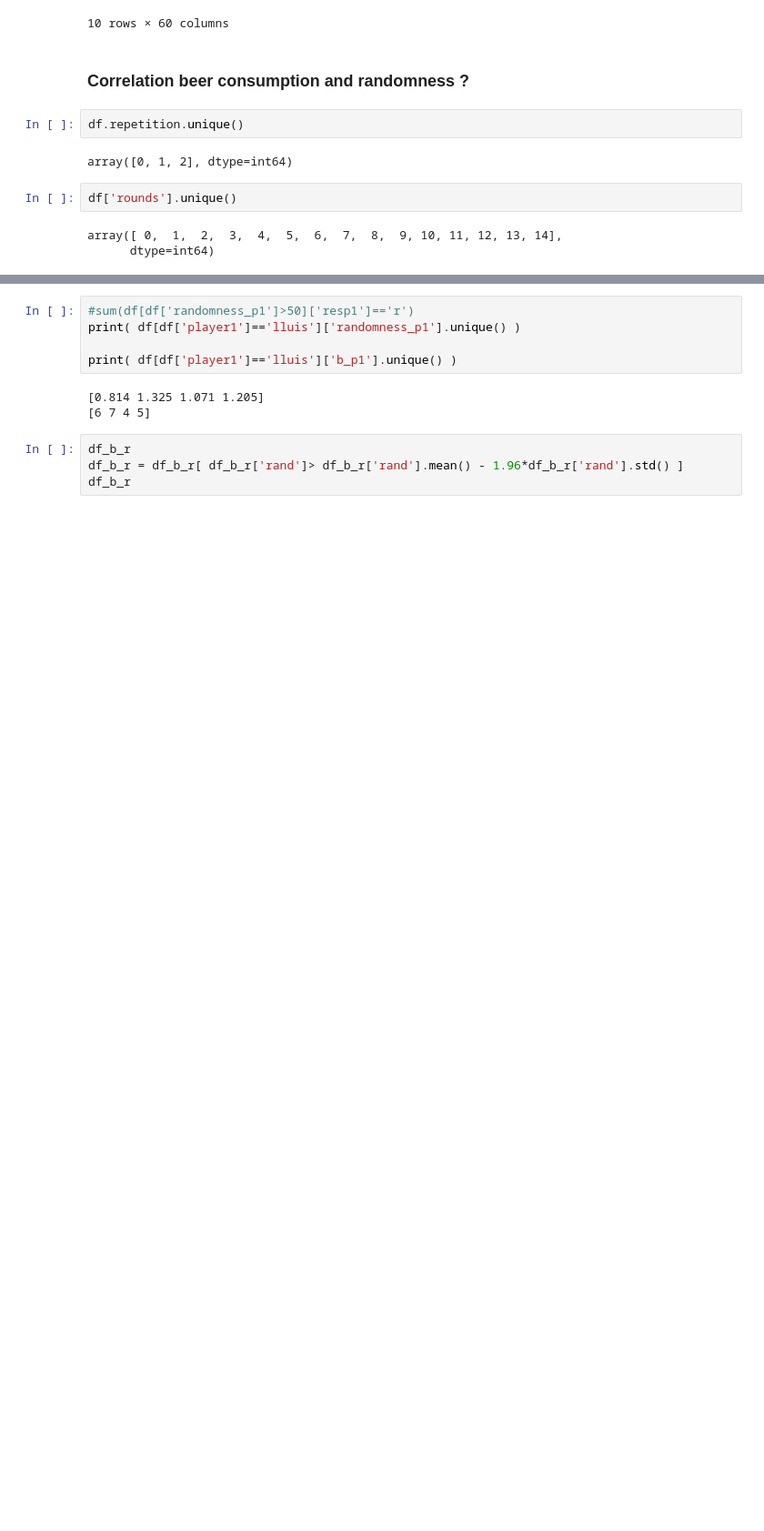
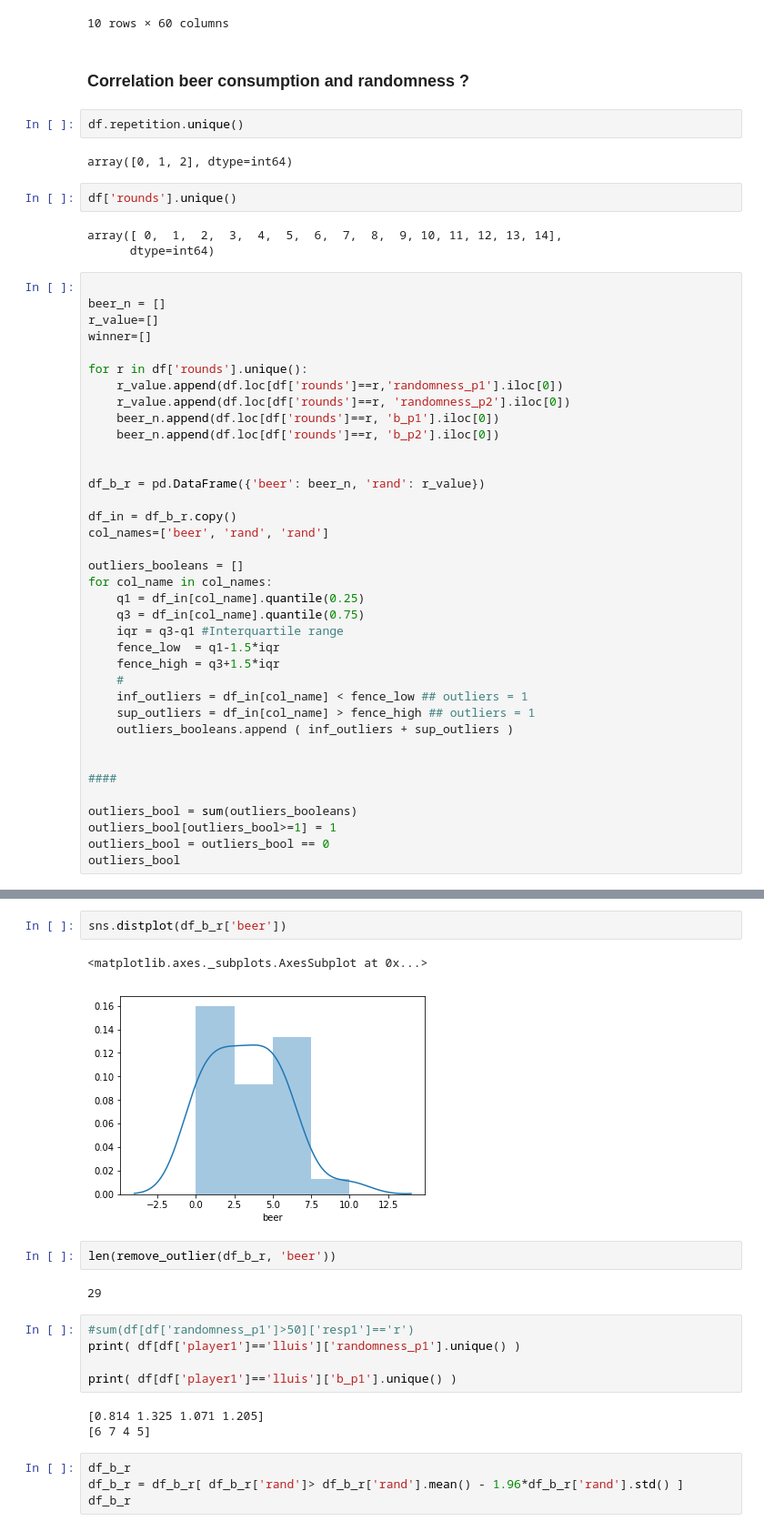
Before and after one commit to davidbestue/Retreat_2019, a Jupyter notebook: R_S_P/Analysis_rsp_alcohol.ipynb, the cells around one changed output, grey strips where cells are left out. Shown at 91% size. Cells and saved outputs as stored; diff of their text form; blank space fills up the shorter version.

```diff
--- a/R_S_P/Analysis_rsp_alcohol.ipynb
+++ b/R_S_P/Analysis_rsp_alcohol.ipynb
@@ -81,3 +81,40 @@ df['rounds'].unique()
 # %% [output]
 array([ 0,  1,  2,  3,  4,  5,  6,  7,  8,  9, 10, 11, 12, 13, 14],
       dtype=int64)
+# %%
+
+beer_n = []
+r_value=[]
+winner=[]
+
+for r in df['rounds'].unique():
+    r_value.append(df.loc[df['rounds']==r,'randomness_p1'].iloc[0])
+    r_value.append(df.loc[df['rounds']==r, 'randomness_p2'].iloc[0])
+    beer_n.append(df.loc[df['rounds']==r, 'b_p1'].iloc[0])
+    beer_n.append(df.loc[df['rounds']==r, 'b_p2'].iloc[0])
+
+
+df_b_r = pd.DataFrame({'beer': beer_n, 'rand': r_value})
+
+df_in = df_b_r.copy()
+col_names=['beer', 'rand', 'rand']
+
+outliers_booleans = []
+for col_name in col_names:
+    q1 = df_in[col_name].quantile(0.25)
+    q3 = df_in[col_name].quantile(0.75)
+    iqr = q3-q1 #Interquartile range
+    fence_low  = q1-1.5*iqr
+    fence_high = q3+1.5*iqr
+    #
+    inf_outliers = df_in[col_name] < fence_low ## outliers = 1
+    sup_outliers = df_in[col_name] > fence_high ## outliers = 1
+    outliers_booleans.append ( inf_outliers + sup_outliers )
+
+
+####
+
+outliers_bool = sum(outliers_booleans)
+outliers_bool[outliers_bool>=1] = 1
+outliers_bool = outliers_bool == 0
+outliers_bool
@@ -84,3 +228,12 @@ array([ 0,  1,  2,  3,  4,  5,  6,  7,  8,  9, 10, 11, 12, 13, 14],
+# %%
+sns.distplot(df_b_r['beer'])
+# %% [output]
+<matplotlib.axes._subplots.AxesSubplot at 0x...>
+[figure, added]
+# %%
+len(remove_outlier(df_b_r, 'beer'))
+# %% [output]
+29
 # %%
 #sum(df[df['randomness_p1']>50]['resp1']=='r')
 print( df[df['player1']=='lluis']['randomness_p1'].unique() )
```
Also changed, not shown: parts of 3 cells of this notebook, 1 other file.
